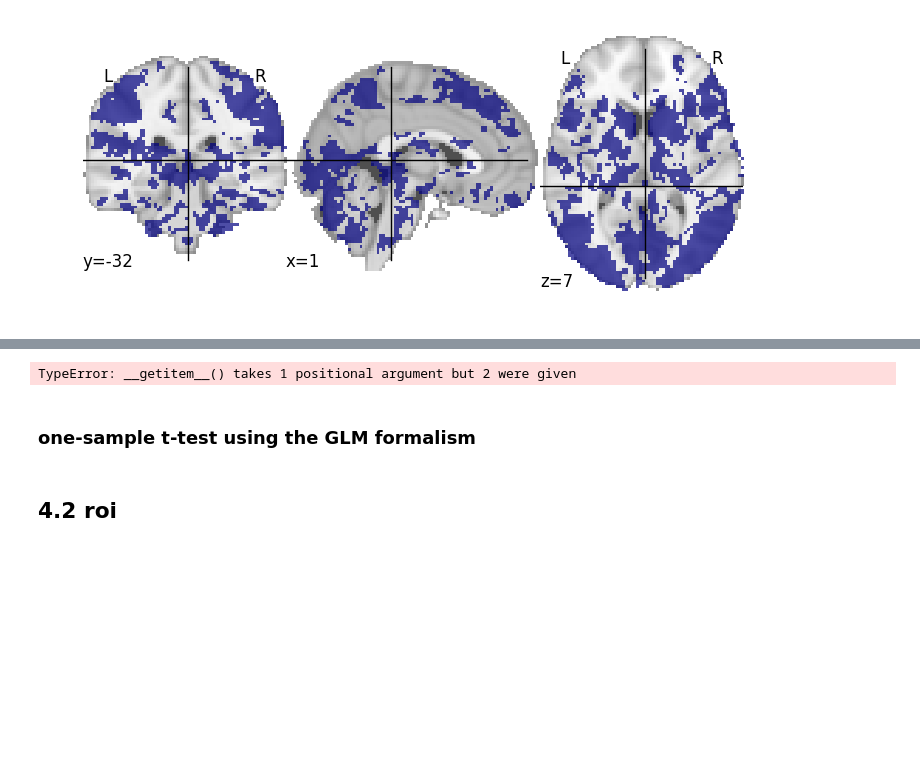
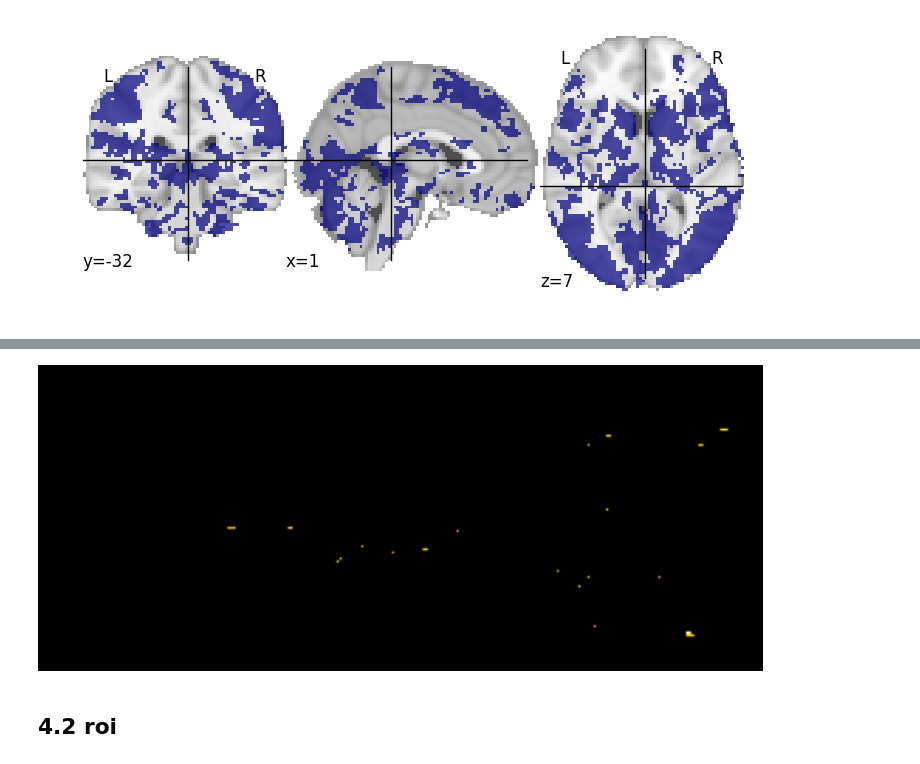
Before and after one commit to notakamilice/graduate_thesis, a Jupyter notebook: fmri_analysis_pipeline.ipynb, the cells around one changed output, grey strips where cells are left out. Saved outputs shown, nothing was run; the diff lists cells and outputs as text; code cells hidden in the pictures; blank space fills up the shorter version.

```diff
--- a/fmri_analysis_pipeline.ipynb
+++ b/fmri_analysis_pipeline.ipynb
@@ -1110 +1152,16 @@ group_mask = nibabel.Nifti1Image(
+# %%
+vmax = max(- z_map.get_data().min(), z_map.get_data().max())
+vmin = - vmax
+plot_map(z_map.get_data(),
+         z_map.affine,
+         cmap=cm.cold_hot,
+         vmin=vmin,
+         vmax=vmax,
+         threshold=3.,
+         black_bg=True
+        )
+# plt.savefig(os.path.join(output_dir, '%s_z_map_con1.png' % 'one_sample'))
+plt.show()
+# %% [output]
+[figure, added]
 # %%
@@ -1114,7 +1169,3 @@ from nipy.core.api import mni_space, vox2mni
-# %%
-intersected_mask[20,44,44, :]
-# %% [output]
-TypeError: __getitem__() takes 1 positional argument but 2 were given
 # %%
 # group_one_sample_t_test(
 #     mask_images,
@@ -1128,8 +1179,6 @@ TypeError: __getitem__() takes 1 positional argument but 2 were given
 #         protocol, len(subjects)),
 #     slicer=slicer
 #     )
-# %% [markdown]
-### one-sample t-test using the GLM formalism
 # %% [markdown]
 ## 4.2 roi
 # %% [markdown]
```
Also changed, not shown: parts of 11 cells of this notebook.
